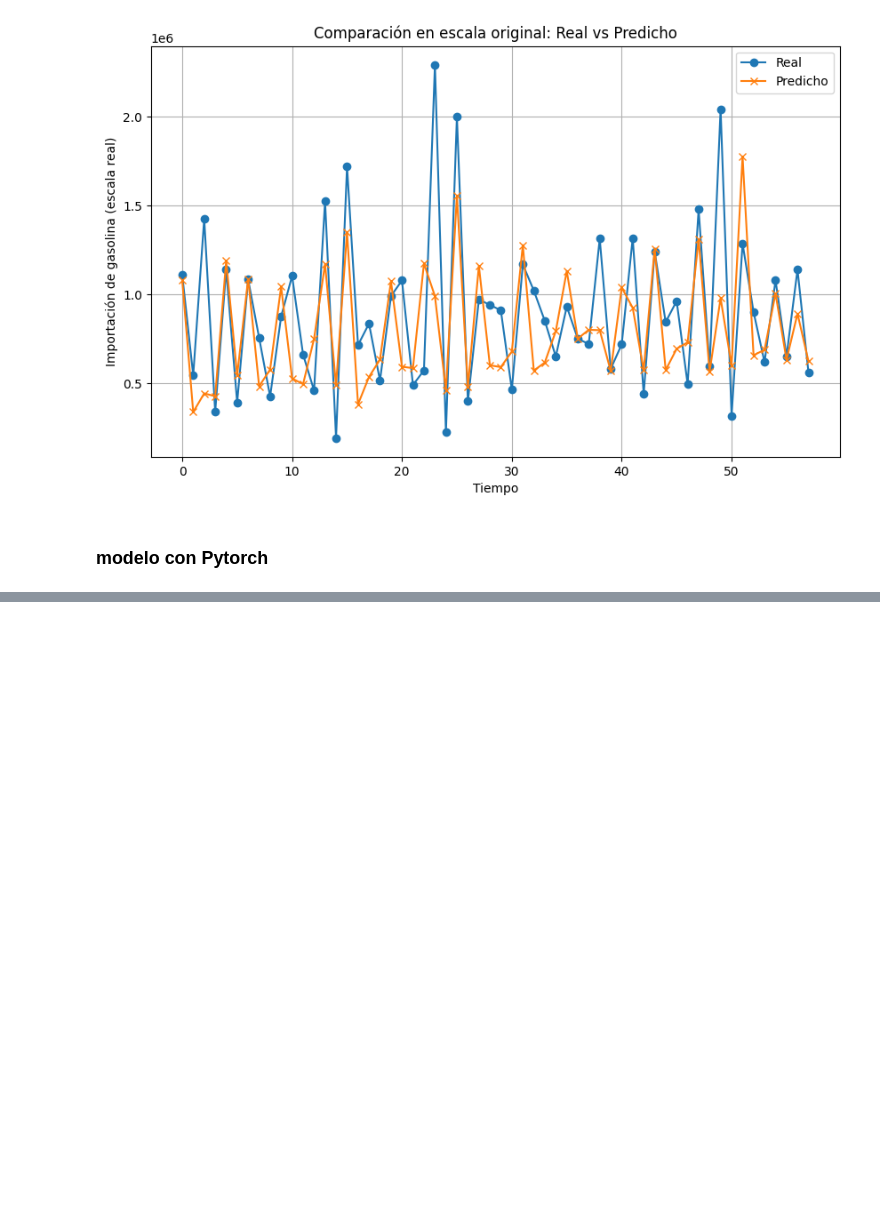
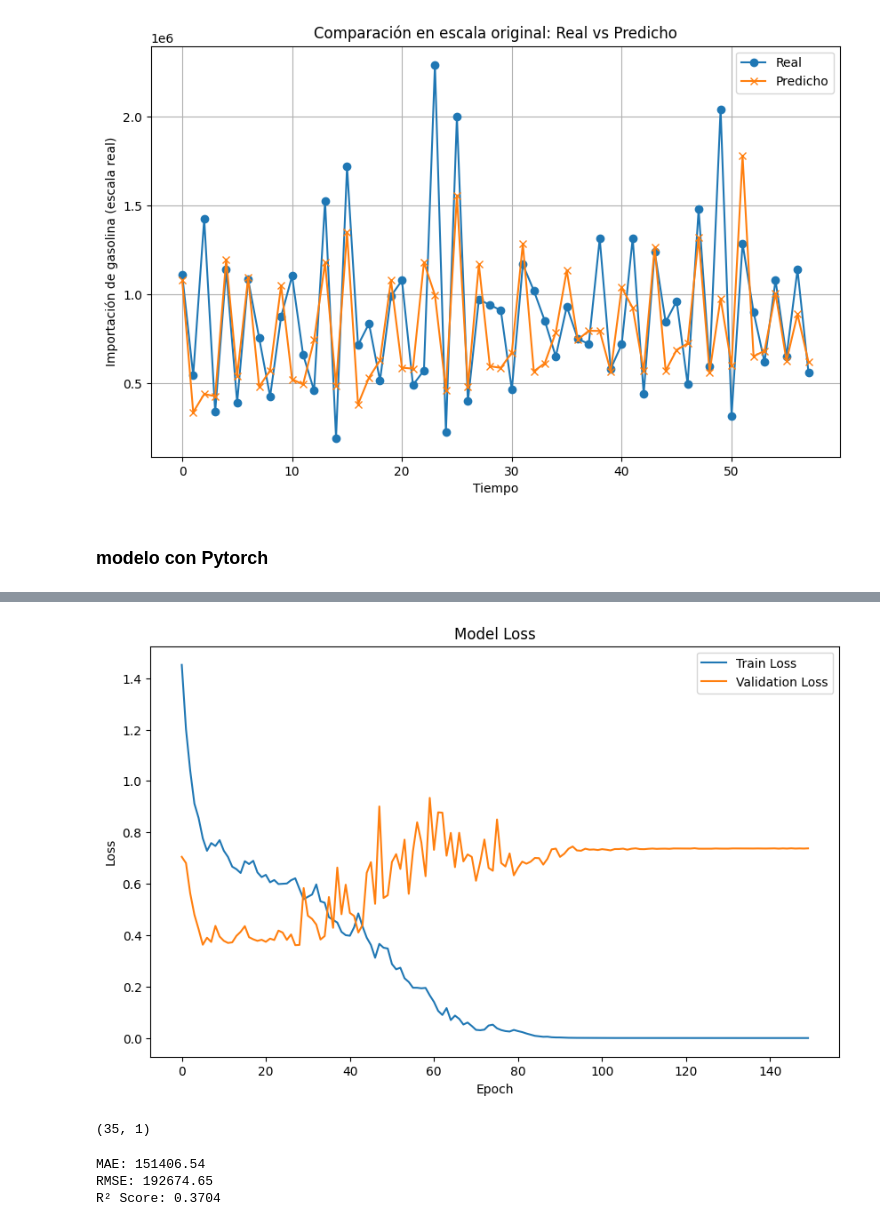
Before and after one commit to JPS4321/Lab2_DataScience, a Jupyter notebook: Series_Importacion_Regular.ipynb, the cells around one changed output, grey strips where cells are left out. Saved outputs shown, nothing was run; the diff lists cells and outputs as text; code cells hidden in the pictures; blank space fills up the shorter version.

Commit message:
Modelo con pytorch gasolina regular

```diff
--- a/Series_Importacion_Regular.ipynb
+++ b/Series_Importacion_Regular.ipynb
@@ -176,7 +195,6 @@ validation = serie[entrenamiento:entrenamiento + val_prueba]
 train = serie[:entrenamiento]
 
 
-train = np.insert(train, 0, 0)
 train = np.reshape(train, (train.shape[0], 1))
 
 
@@ -415,0 +483,31 @@ save_model(modelo1, "Modelos/lstm1_serie_tiempo.keras")
+# %%
+
+train_losses = []
+val_losses = []
+model.train()
+running_train_loss = 0.0
+for epoch in range(epocas):
+    running_train_loss = 0.0
+    for xb, yb in train_loader:
+        outputs = model(xb)
+        loss = loss_fn(outputs, yb)
+        optimizer.zero_grad()
+        loss.backward()
+        optimizer.step()
+        running_train_loss += loss.item() * xb.size(0)
+
+
+    epoch_train_loss = running_train_loss / len(train_loader.dataset)
+    train_losses.append(epoch_train_loss)
+
+    model.eval()
+    running_val_loss = 0.0
+    with torch.no_grad():
+        for xb, yb in val_loader:
+            outputs = model(xb)
+            loss = loss_fn(outputs, yb)
+            running_val_loss += loss.item() * xb.size(0)
+    epoch_val_loss = running_val_loss / len(val_loader.dataset)
+    val_losses.append(epoch_val_loss)
+    if (epoch+1) % 10 == 0 or epoch == 0:
+        print(f"Epoch {epoch+1}, Loss promedio: {epoch_train_loss:.5f}")
@@ -415,0 +531,11 @@ save_model(modelo1, "Modelos/lstm1_serie_tiempo.keras")
+# %%
+plt.figure(figsize=(10,6))
+plt.plot(train_losses, label='Train Loss')
+plt.plot(val_losses, label='Validation Loss')
+plt.title('Model Loss')
+plt.xlabel('Epoch')
+plt.ylabel('Loss')
+plt.legend()
+plt.show()
+# %% [output]
+[figure, added]
@@ -415,0 +550,29 @@ save_model(modelo1, "Modelos/lstm1_serie_tiempo.keras")
+# %%
+print(y_pred_test.shape)
+# %% [output]
+(35, 1)
+# %%
+y_pred_test_inv = scaler.inverse_transform(y_pred_test)
+y_test_inv = scaler.inverse_transform(y_test.reshape(-1, 1))
+serie_log = np.log(df_importacion_total["Gasolina regular"]).values
+
+
+start = entrenamiento + val_prueba + SEQ_LENGTH
+log_prev = serie_log[-len(y_test_inv):]
+
+
+valores_reales = np.exp(log_prev + y_test_inv.flatten())
+valores_predichos = np.exp(log_prev + y_pred_test_inv.flatten())
+
+
+mae = mean_absolute_error(valores_reales, valores_predichos)
+rmse = np.sqrt(mean_squared_error(valores_reales, valores_predichos))
+r2 = r2_score(valores_reales, valores_predichos)
+
+print(f"MAE: {mae:.2f}")
+print(f"RMSE: {rmse:.2f}")
+print(f"R² Score: {r2:.4f}")
+# %% [output]
+MAE: 151406.54
+RMSE: 192674.65
+R² Score: 0.3704
```
Also changed, not shown: parts of 15 cells of this notebook, 1 other file.
